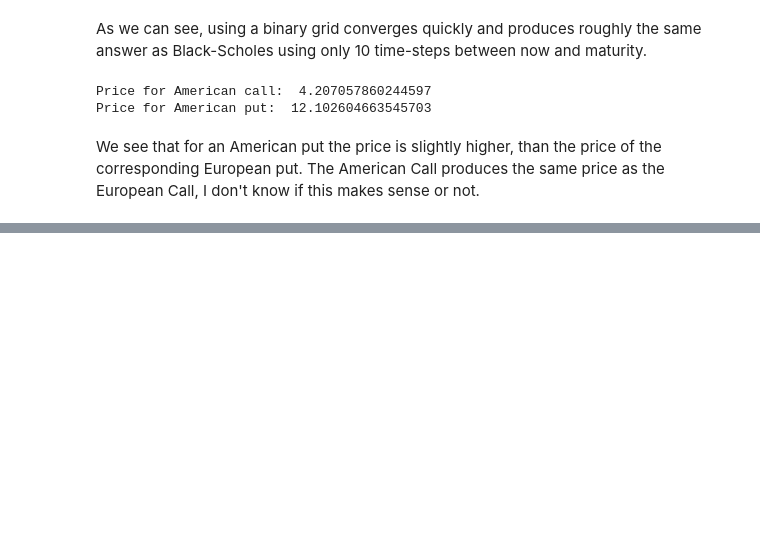
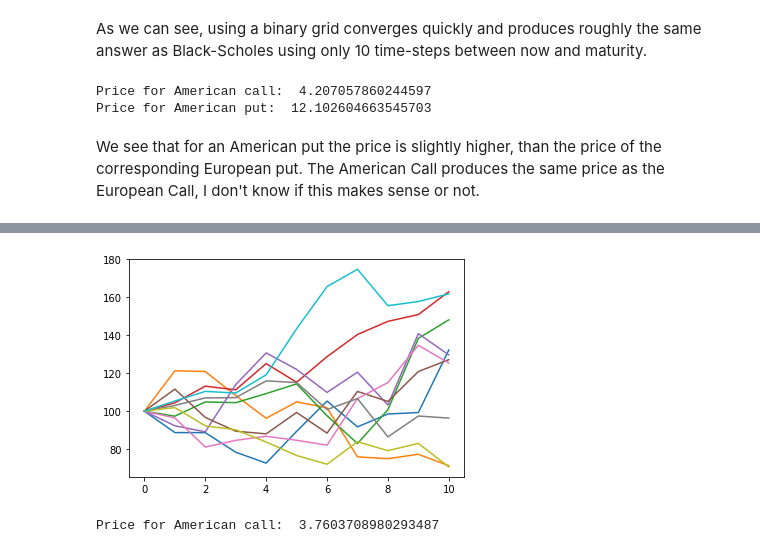
Before and after one commit to joelper/MS-E346, a Jupyter notebook: Assignments/Assignment_7.ipynb, the cells around one changed output, grey strips where cells are left out. Saved outputs shown, nothing was run; the diff lists cells and outputs as text; code cells hidden in the pictures; blank space fills up the shorter version.

```diff
--- a/Assignments/Assignment_7.ipynb
+++ b/Assignments/Assignment_7.ipynb
@@ -168,0 +170,25 @@ We see that for an American put the price is slightly higher, than the price of
+# %%
+def monte_carlo_stock(option: Option, n: int, m: int) -> np.ndarray:
+    # takes in an option and creates m Monte-Carlo price path simulations of the underlying, for n time-steps
+    # mu is the drift of the underlying
+
+    #initialize the stock price matrix and set the first value to be the value of the underlying
+    S = np.zeros((m,n+1))
+    S[:,0] = option.S
+
+    # simulate a matrix of returns
+    returns = np.random.normal((option.r/(option.tau*n)),option.sigma/np.sqrt(option.tau*n), (m,n))
+
+    for j in range(1, n+1):
+        # start at 1 since we have S_0, and then simulate n time-steps
+        S[:,j] = S[:,j-1]*np.exp(returns[:,j-1])
+
+    return S
+# %%
+import matplotlib.pyplot as plt
+
+s = monte_carlo_stock(am_call, 10, 10)
+plt.plot(s.T)
+plt.show()
+# %% [output]
+[figure, added]
@@ -168,0 +249,5 @@ We see that for an American put the price is slightly higher, than the price of
+# %%
+print("Price for American call: ", longstaff_schwartz(am_call, 100, 10000))
+print("Price for American put: ", longstaff_schwartz(am_put, 100, 10000))
+# %% [output]
+Price for American call:  3.7603708980293487
```
Also changed, not shown: parts of 3 cells of this notebook.
